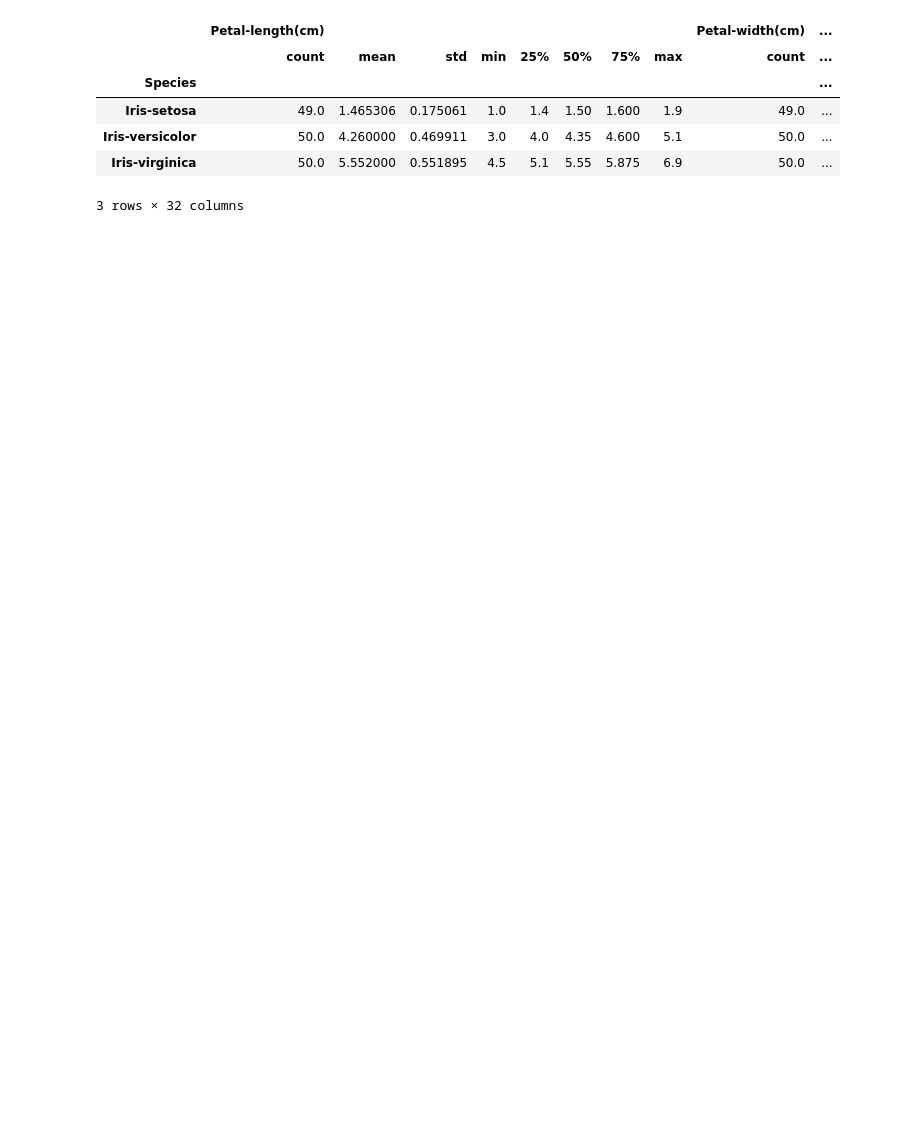
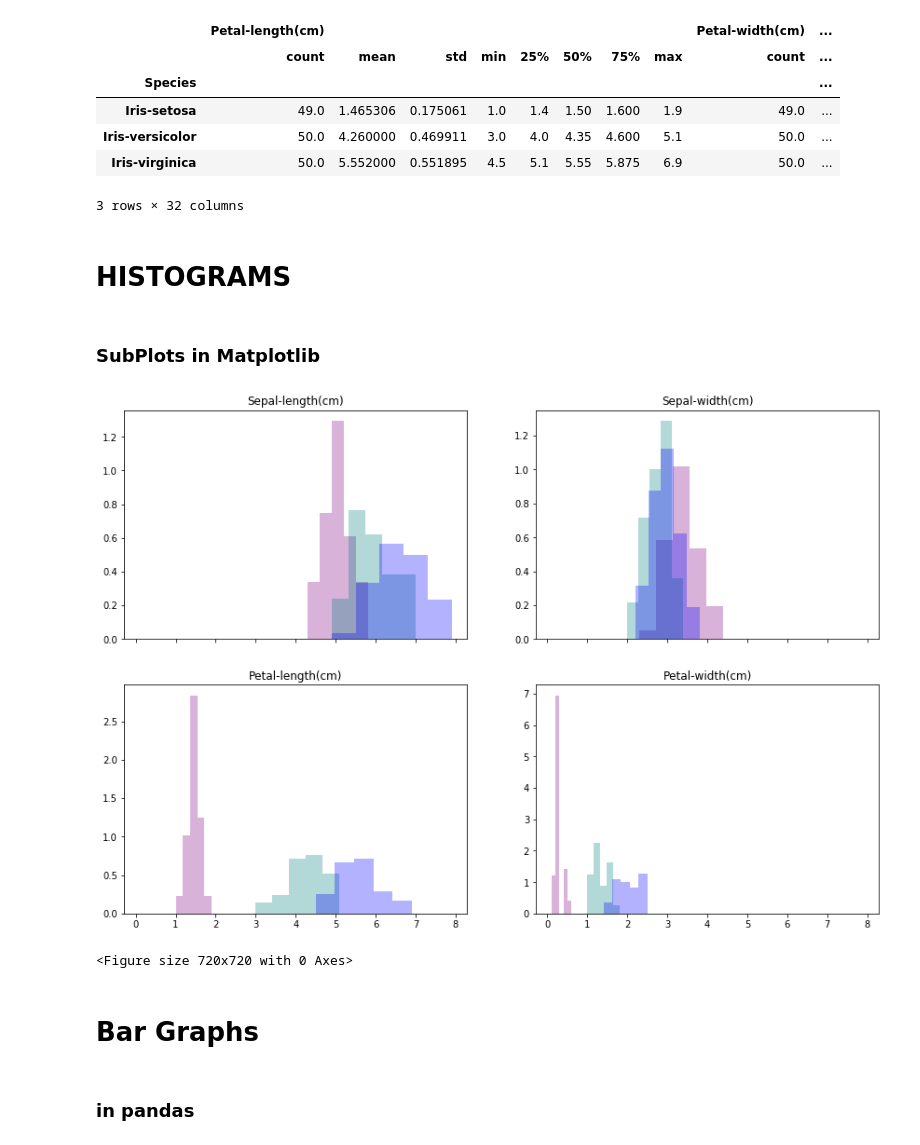
Before and after one commit to karlypaige/Thinkful-2.2.4---Challenge-What-Do-You-See-, a Jupyter notebook: iris data.ipynb, the cells around one changed output. Cells and saved outputs as stored; diff of their text form; code cells hidden in the pictures; blank space fills up the shorter version.

```diff
--- a/iris data.ipynb
+++ b/iris data.ipynb
@@ -167,3 +38,44 @@ iris_df.groupby('Species').describe()
 | Iris-versicolor | 50.0 | 4.260000 | 0.469911 | 3.0 | 4.0 | 4.35 | 4.600 | 5.1 | 50.0 | ... |
 | Iris-virginica | 50.0 | 5.552000 | 0.551895 | 4.5 | 5.1 | 5.55 | 5.875 | 6.9 | 50.0 | ... |
 3 rows × 32 columns
+# %% [markdown]
+# HISTOGRAMS
+# %% [markdown]
+### SubPlots in Matplotlib
+# %%
+h, axarr = plt.subplots(2, 2, sharex=True)
+plt.figure(figsize=(10, 10))
+num_bins = 5
+
+#Sepal-length
+axarr[0,0].hist(iris_df['Sepal-length(cm)'].loc[iris_df['Species'].isin(['Iris-setosa'])], bins=num_bins, density=True, color='purple', alpha=.3)
+axarr[0,0].hist(iris_df['Sepal-length(cm)'].loc[iris_df['Species'].isin(['Iris-versicolor'])], bins=num_bins, density=True, color='teal', alpha=.3)
+axarr[0,0].hist(iris_df['Sepal-length(cm)'].loc[iris_df['Species'].isin(['Iris-virginica'])], bins=num_bins, density=True, color='blue', alpha=.3)
+axarr[0,0].set_title('Sepal-length(cm)')
+
+#Sepal-width
+axarr[0,1].hist(iris_df['Sepal-width(cm)'].loc[iris_df['Species'].isin(['Iris-setosa'])], bins=num_bins, density=True, color='purple', alpha=.3)
+axarr[0,1].hist(iris_df['Sepal-width(cm)'].loc[iris_df['Species'].isin(['Iris-versicolor'])], bins=num_bins, density=True, color='teal', alpha=.3)
+axarr[0,1].hist(iris_df['Sepal-width(cm)'].loc[iris_df['Species'].isin(['Iris-virginica'])], bins=num_bins, density=True, color='blue', alpha=.3)
+axarr[0,1].set_title('Sepal-width(cm)')
+
+#Petal-length
+axarr[1,0].hist(iris_df['Petal-length(cm)'].loc[iris_df['Species'].isin(['Iris-setosa'])], bins=num_bins, density=True, color='purple', alpha=.3)
+axarr[1,0].hist(iris_df['Petal-length(cm)'].loc[iris_df['Species'].isin(['Iris-versicolor'])], bins=num_bins, density=True, color='teal', alpha=.3)
+axarr[1,0].hist(iris_df['Petal-length(cm)'].loc[iris_df['Species'].isin(['Iris-virginica'])], bins=num_bins, density=True, color='blue', alpha=.3)
+axarr[1,0].set_title('Petal-length(cm)')
+
+#Petal-width
+axarr[1,1].hist(iris_df['Petal-width(cm)'].loc[iris_df['Species'].isin(['Iris-setosa'])], bins=num_bins, density=True, color='purple', alpha=.3)
+axarr[1,1].hist(iris_df['Petal-width(cm)'].loc[iris_df['Species'].isin(['Iris-versicolor'])], bins=num_bins, density=True, color='teal', alpha=.3)
+axarr[1,1].hist(iris_df['Petal-width(cm)'].loc[iris_df['Species'].isin(['Iris-virginica'])], bins=num_bins, density=True, color='blue', alpha=.3)
+axarr[1,1].set_title('Petal-width(cm)')
+
+h.subplots_adjust(top=2, right=2)
+# %% [output]
+[figure, added]
+<Figure size 720x720 with 0 Axes>
+# %% [markdown]
+# Bar Graphs
+# %% [markdown]
+### in pandas
```
Also changed, not shown: parts of 34 cells of this notebook.
